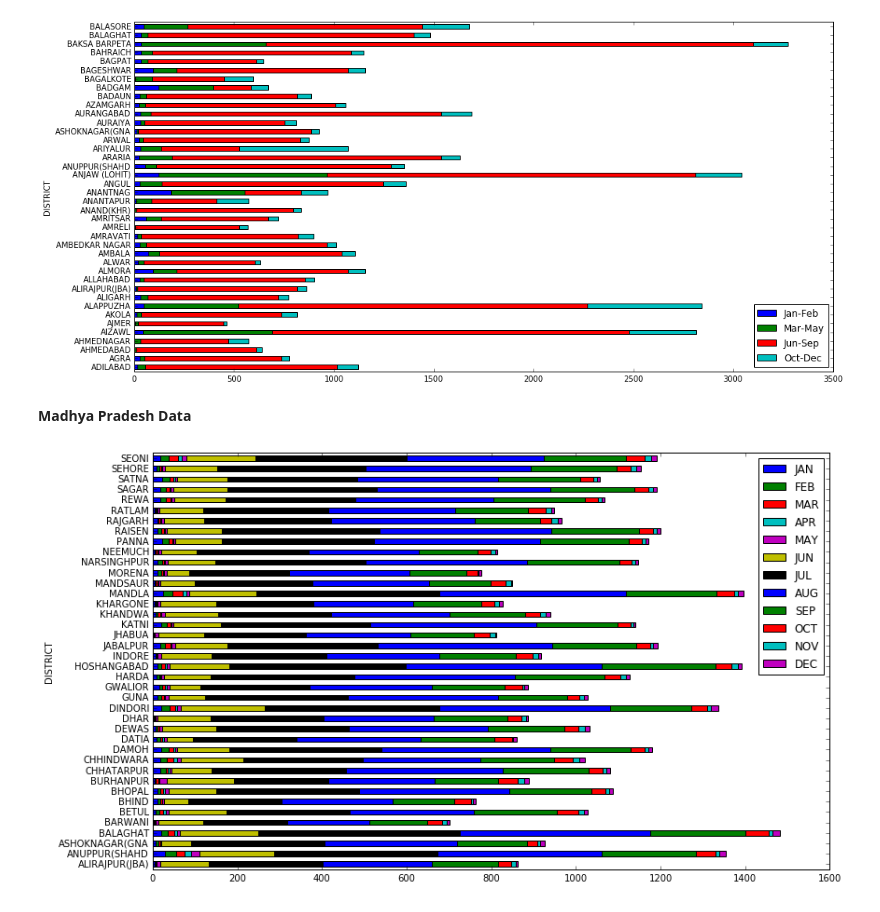
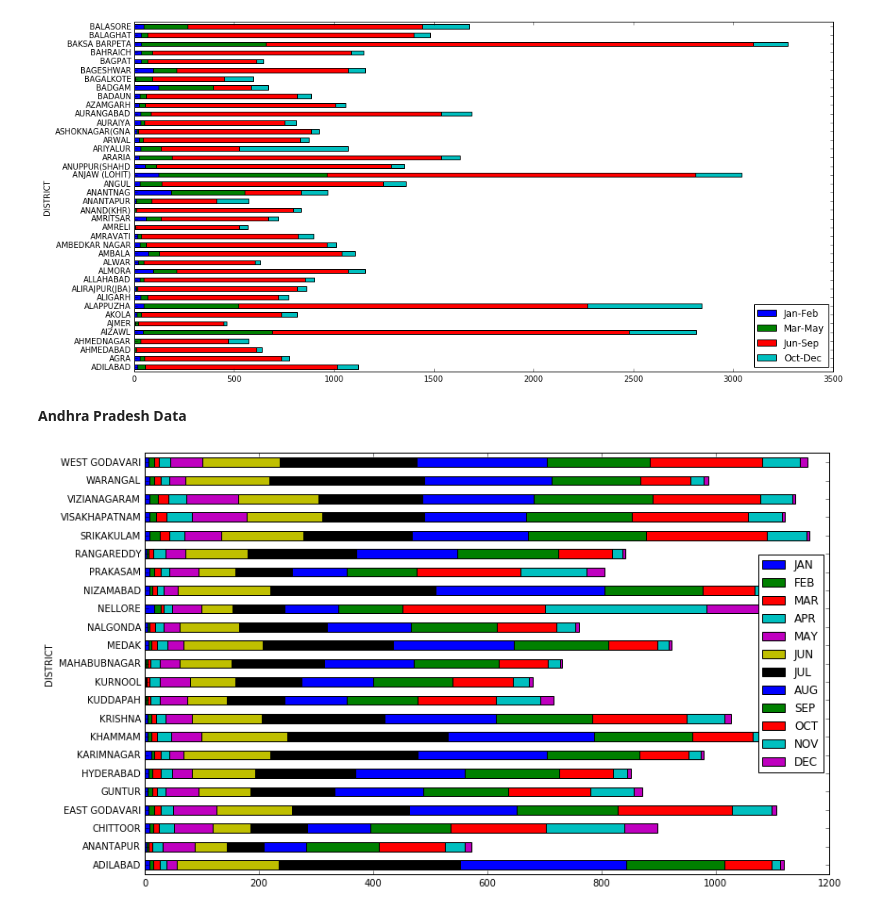
Before and after one commit to sudheerachary/rainfall-prediction, a Jupyter notebook: src/kernel.ipynb, the cells around one changed output. Saved outputs shown, nothing was run; the diff lists cells and outputs as text; code cells hidden in the pictures.

```diff
--- a/src/kernel.ipynb
+++ b/src/kernel.ipynb
@@ -136,12 +180,12 @@ district[['DISTRICT', 'Jan-Feb', 'Mar-May',
 # %% [output]
 [figure]
 # %% [markdown]
-**Madhya Pradesh Data**
+**Andhra Pradesh Data**
 # %%
-mp_data = district[district['STATE_UT_NAME'] == 'MADHYA PRADESH']
+ap_data = district[district['STATE_UT_NAME'] == 'ANDHRA PRADESH']
 # %%
-mp_data[['DISTRICT', 'JAN', 'FEB', 'MAR', 'APR', 'MAY', 'JUN', 'JUL',
+ap_data[['DISTRICT', 'JAN', 'FEB', 'MAR', 'APR', 'MAY', 'JUN', 'JUL',
        'AUG', 'SEP', 'OCT', 'NOV', 'DEC']].groupby("DISTRICT").mean()[:40].plot.barh(stacked=True,figsize=(13,8));
 # %% [output]
-[figure, old version]
+[figure, new version]
 # %%
```
Also changed, not shown: parts of 12 cells of this notebook, 17 other files.
